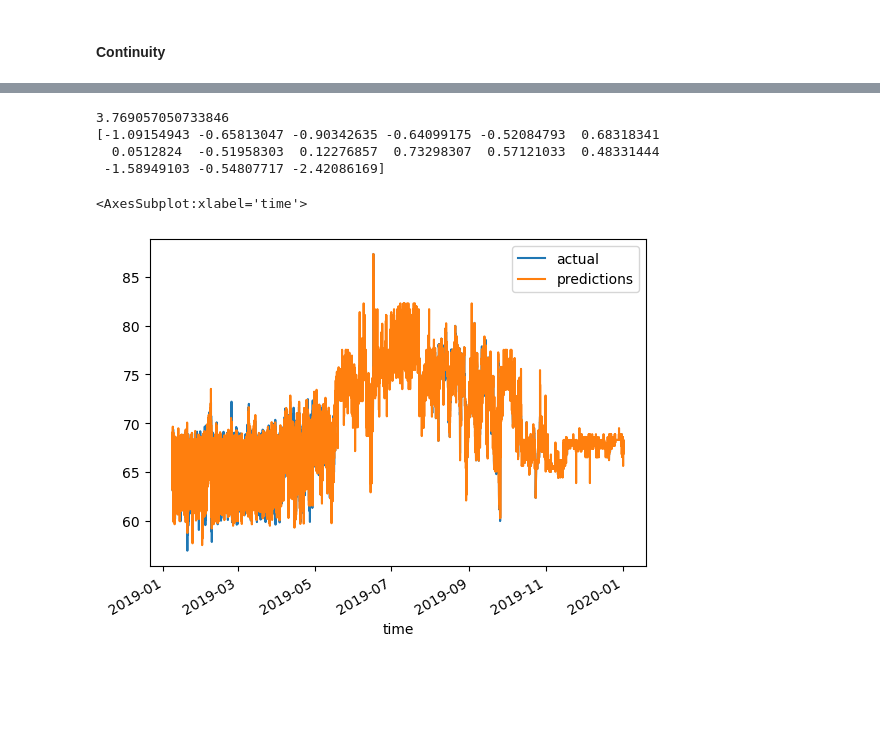
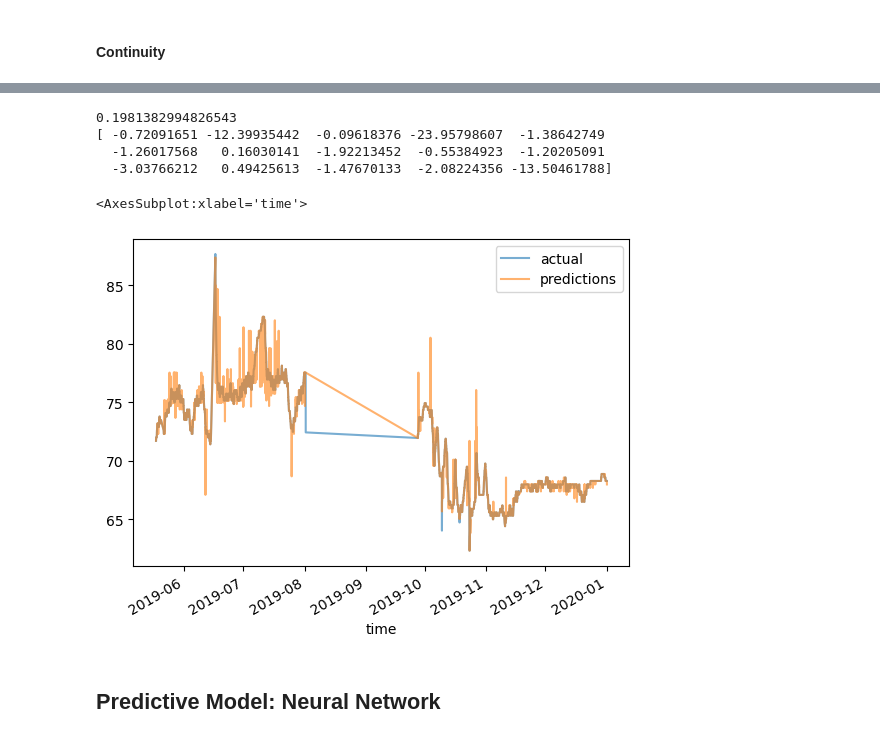
Before and after one commit to MACS-Research-Lab/Transfer-Learning-for-BES-Energy-Forecasting, a Jupyter notebook: analysis.ipynb, the cells around one changed output, grey strips where cells are left out. Drawn from its saved outputs; the diff is of its cells as text; code cells hidden in the pictures; blank space fills up the shorter version.

```diff
--- a/analysis.ipynb
+++ b/analysis.ipynb
@@ -295,7 +339,7 @@ See the caveats in the documentation: https://pandas.pydata.org/pandas-docs/stab
 # %%
 # Adding target
 target_name = 'ESB_Tower_1 leavingWaterTemp'
-df['target'] = df.shift(-12)[target_name]
+df_on['target'] = df.shift(-2)[target_name]
 # %% [output]
 A value is trying to be set on a copy of a slice from a DataFrame.
 Try using .loc[row_indexer,col_indexer] = value instead
@@ -305,4 +349,7 @@ See the caveats in the documentation: https://pandas.pydata.org/pandas-docs/stab
 # %%
+# Adding more predictors
+df_on['leavingWaterTemp_ratio'] = df_on['ESB_Tower_1 leavingWaterTemp'].pct_change(3)
+
 # cleaning up NaN values created after adding predictors/targets
-df.dropna(axis=0, how="any", inplace=True)
+df_on.dropna(axis=0, how="any", inplace=True)
 # %% [output]
@@ -313,7 +388,7 @@ See the caveats in the documentation: https://pandas.pydata.org/pandas-docs/stab
 # %%
 # setting features
-feature_names = ['ESB_Tower_1 enteringWaterTemp', 'ESB_Tower_1 outdoorAirHumidity', 'ESB_Tower_1 outdoorAirDryBulb', 'ESB_Tower_1 outdoorAirWetBulb', 'Cell_1aFan vfdPercent', 'leavingWaterTemp_ratio_1hr']
-features_df = df[feature_names]
+feature_names = ['ESB_Tower_1 enteringWaterTemp', 'ESB_Tower_1 outdoorAirHumidity', 'ESB_Tower_1 outdoorAirDryBulb', 'ESB_Tower_1 outdoorAirWetBulb', 'Cell_1aFan vfdPercent', 'leavingWaterTemp_ratio', 'efficiency_rolling_mean']
+features_df = df_on[feature_names]
 # %%
 # save features and targets to experiment directory
 features_df.to_csv(experiment_dir / 'prepared_features.csv')
@@ -344,16 +419,19 @@ def create_predictions(features, pdframe, model):
     combined.columns = ['actual', 'predictions']
 
     return error, cv_scores, combined
+# %%
+error, cv_scores, combined = create_predictions(feature_names, df_on, model)
 # %%
-error, cv_scores, combined = create_predictions(feature_names, df, model)
 # print results
 print(error)
 print(cv_scores)
-combined.plot()
+combined.plot(alpha=0.6)
 # %% [output]
-3.769057050733846
-[-1.09154943 -0.65813047 -0.90342635 -0.64099175 -0.52084793  0.68318341
-  0.0512824  -0.51958303  0.12276857  0.73298307  0.57121033  0.48331444
- -1.58949103 -0.54807717 -2.42086169]
+0.1981382994826543
+[ -0.72091651 -12.39935442  -0.09618376 -23.95798607  -1.38642749
+  -1.26017568   0.16030141  -1.92213452  -0.55384923  -1.20205091
+  -3.03766212   0.49425613  -1.47670133  -2.08224356 -13.50461788]
 <AxesSubplot:xlabel='time'>
-[figure, old version]
+[figure, new version]
+# %% [markdown]
+## Predictive Model: Neural Network
```
Also changed, not shown: parts of 41 cells of this notebook, 2 other files.
